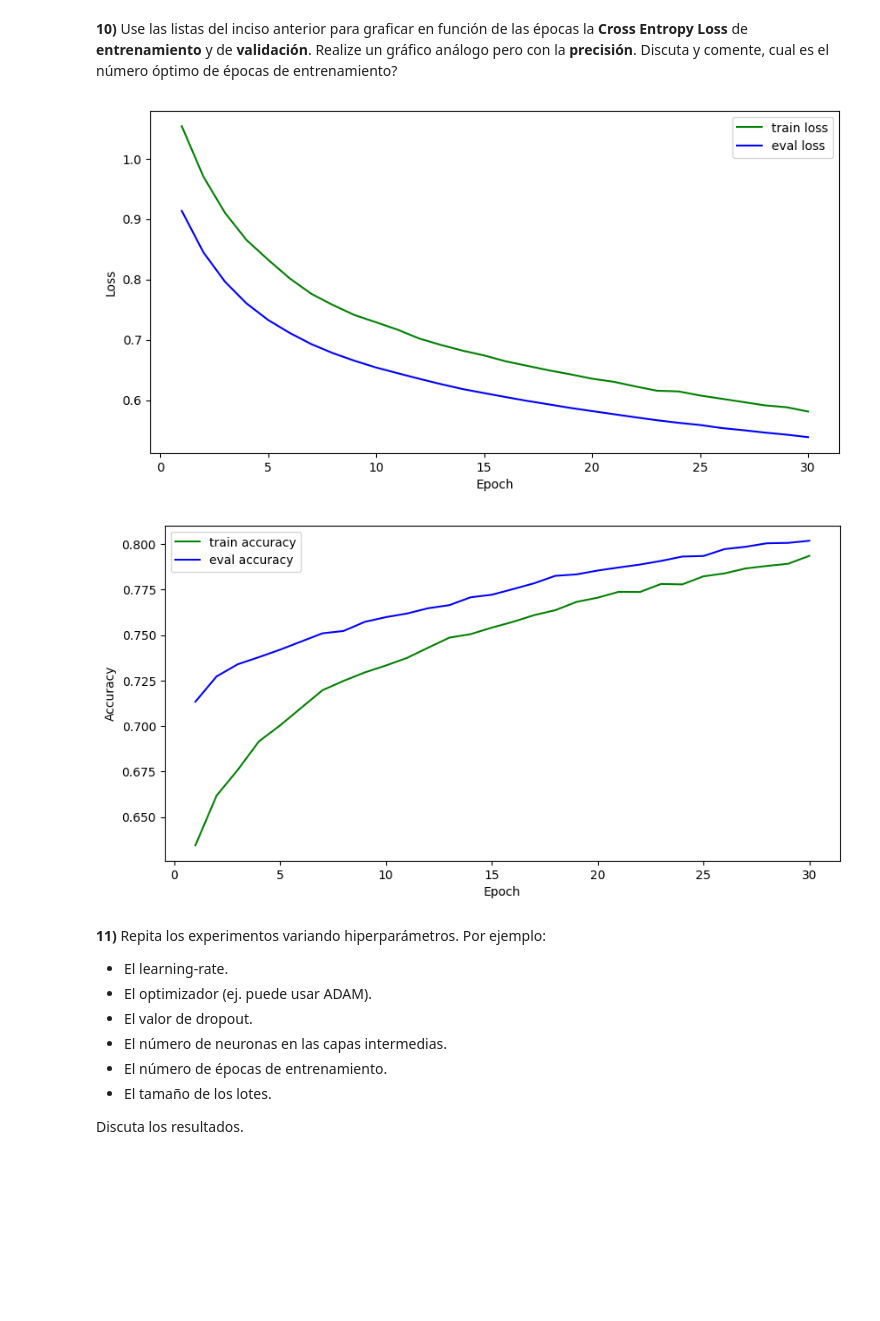
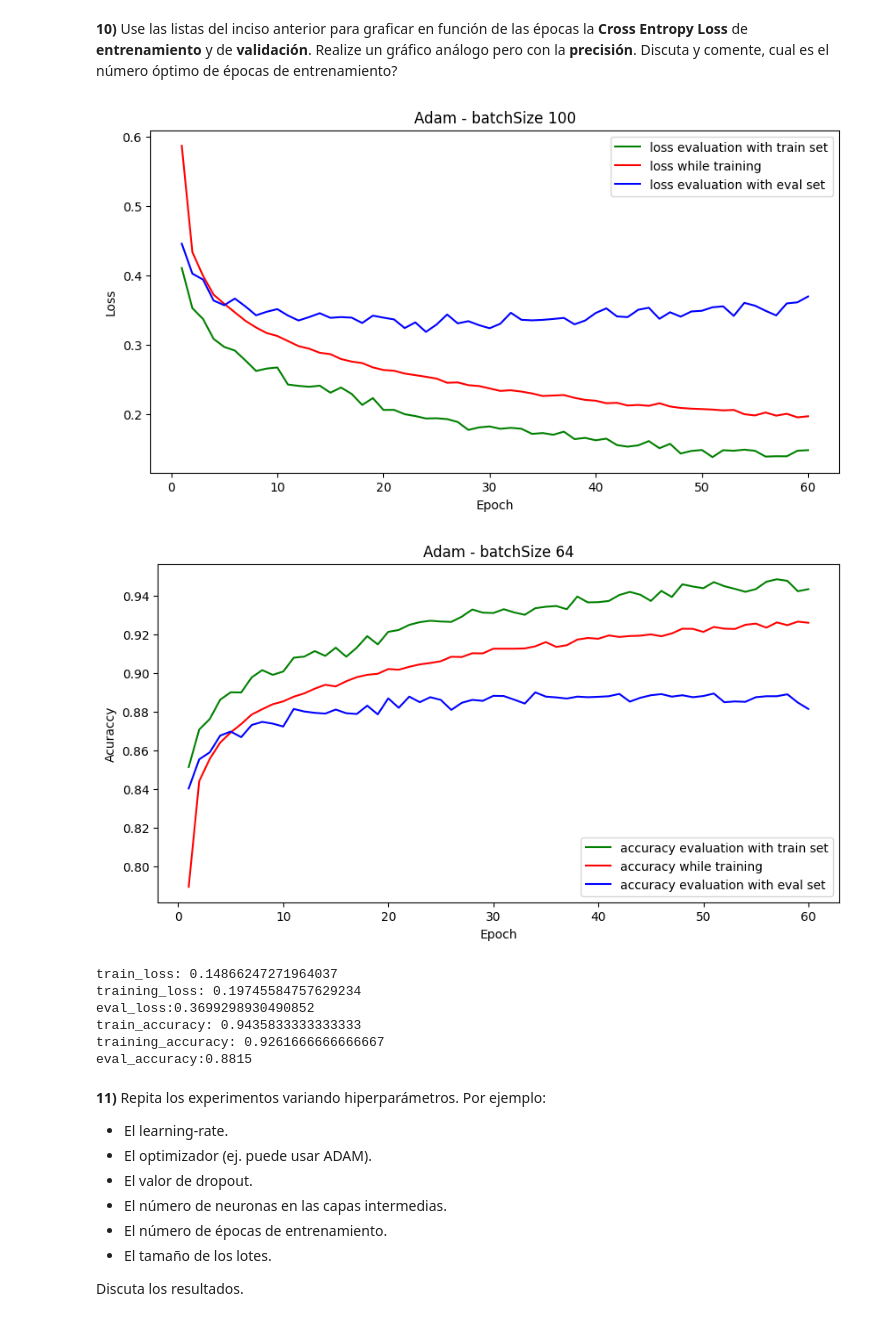
Before and after one commit to aletole1/Clasificando-Fashion-MNIST-con-PyTorch, a Jupyter notebook: redes_neuronales_2024_guia_12.ipynb, the cells around one changed output. Cells and saved outputs as stored; diff of their text form; code cells hidden in the pictures; blank space fills up the shorter version.

Commit message:
adam

```diff
--- a/redes_neuronales_2024_guia_12.ipynb
+++ b/redes_neuronales_2024_guia_12.ipynb
@@ -245,10 +245,6 @@ def train_loop(model, train_loader, loss_function, optimizer):
         # Calculamos la cantidad total de predicciones procesadas
         num_processed_examples += batch_size
 
-        # Mostramos el progreso del entrenamiento
-        if batch_number % 100 == 0:
-            print(f"Batch {batch_number}: Loss: {batch_avg_loss:.4f}")
-
     # Calculamos la perdida promedio de todos los batches
     avg_loss = sum_batch_avg_loss / len(train_loader)
     # Calculamos la precisión del modelo
@@ -296,8 +292,8 @@ def eval_loop(model, valid_loader, loss_function):
 
 **3)** Inicialize dos `DataLoader`s llamados `train_loader` y `valid_loader` a partir del `train_set` (conjunto de entranmiento) y del `valid_set` (conjunto de validación) de Fashion-MNIST, respectivamente, y que usen batchs de 100 ejemplos.
 # %%
-train_loader = DataLoader(train_set, batch_size=100, shuffle=True)
-eval_loader = DataLoader(eval_set, batch_size=100, shuffle=True)
+train_loader = DataLoader(train_set, batch_size=64, shuffle=True, num_workers=os.cpu_count()-1)
+eval_loader = DataLoader(eval_set, batch_size=64, shuffle=True, num_workers=os.cpu_count()-1)
 # %% [markdown]
 
 **4)** Cree una función de pérdida usando la **Cross Entropy Loss**.
@@ -316,8 +312,8 @@ model = NeuralNetwork(v1, v2) # Modelo
 **5)** Cree un optimizador que utilice el método de **Stochastic Gradient Descent** con un learning rate igual a $10^{-3}$.
 # %%
 # Creo el optimizador
-optimizer = optim.SGD(model.parameters(), lr=0.001) # Optimizador
-# optimizer = optim.Adam(model.parameters(), lr=0.001) # Optimizador
+# optimizer = optim.SGD(model.parameters(), lr=0.001) # Optimizador
+optimizer = optim.Adam(model.parameters(), lr=0.001) # Optimizador
 # %% [markdown]
 **7)** Especifique en que dispositivo (`device`) va a trabajar: en una **CPU** o en una **GPU**.
 # %%
@@ -333,7 +329,7 @@ Este loop debe guardar en cuatro listas los valores de los promedios del **Cross
 **9)** Entrene y valide el modelo.
 # %%
 # Entrenamos el modelo
-epochs = 30
+epochs = 60
 
 training_loss = []
 training_accuracy = []
@@ -343,7 +339,6 @@ eval_loss = []
 eval_accuracy = []
 
 for epoch in tqdm(range(epochs)):
-    print(f"Epoch {epoch+1}\n-------------------------------")
     training_avg_loss, training_acc = train_loop(model, train_loader, loss_function, optimizer)
     train_avg_loss, train_acc = eval_loop(model, train_loader, loss_function)
     valid_avg_loss, valid_acc = eval_loop(model, eval_loader, loss_function)
@@ -355,8 +350,5 @@ for epoch in tqdm(range(epochs)):
     eval_loss.append(valid_avg_loss)
     eval_accuracy.append(valid_acc)
 
-    print(f"\nTrain Loss: {train_avg_loss:.4f}, Train Acc: {train_acc:.4f}")
-    print(f"Valid Loss: {valid_avg_loss:.4f}, Valid Acc: {valid_acc:.4f}")
-
 print("Training complete!")
 # %% [output]
@@ -373,24 +360,45 @@ Discuta y comente, cual es el número óptimo de épocas de entrenamiento?
 # %%
 # Grafica de la pérdida
 plt.figure(figsize=(10, 5))
-plt.plot(range(1, len(train_loss)+1),train_loss, color="green", label='train loss')
-plt.plot(range(1, len(eval_loss)+1),eval_loss, color="blue", label='eval loss')
+plt.title("Adam - batchSize 100")
+plt.plot(range(1, len(train_loss)+1),train_loss, color="green", label='loss evaluation with train set')
+plt.plot(range(1, len(training_loss)+1),training_loss, color="red", label='loss while training')
+plt.plot(range(1, len(eval_loss)+1),eval_loss, color="blue", label='loss evaluation with eval set')
 plt.xlabel('Epoch')
 plt.ylabel('Loss')
 plt.legend()
 plt.show()
 # %% [output]
-[figure, old version]
+[figure, new version]
 # %%
+# Grafica de la pérdida
 plt.figure(figsize=(10, 5))
-plt.plot(range(1, len(train_accuracy)+1),train_accuracy, color="green", label='train accuracy')
-plt.plot(range(1, len(eval_accuracy)+1),eval_accuracy, color="blue", label='eval accuracy')
+plt.title("Adam - batchSize 64")
+plt.plot(range(1, len(train_accuracy)+1),train_accuracy, color="green", label='accuracy evaluation with train set')
+plt.plot(range(1, len(training_accuracy)+1),training_accuracy, color="red", label='accuracy while training')
+plt.plot(range(1, len(eval_accuracy)+1),eval_accuracy, color="blue", label='accuracy evaluation with eval set')
 plt.xlabel('Epoch')
-plt.ylabel('Accuracy')
+plt.ylabel('Acuraccy')
 plt.legend()
 plt.show()
 # %% [output]
-[figure, old version]
+[figure, new version]
+# %%
+index = len(training_loss)-1
+print(f"train_loss: {train_loss[index]}")
+print(f"training_loss: {training_loss[index]}")
+print(f"eval_loss:{eval_loss[index]}")
+
+print(f"train_accuracy: {train_accuracy[index]}")
+print(f"training_accuracy: {training_accuracy[index]}")
+print(f"eval_accuracy:{eval_accuracy[index]}")
+# %% [output]
+train_loss: 0.14866247271964037
+training_loss: 0.19745584757629234
+eval_loss:0.3699298930490852
+train_accuracy: 0.9435833333333333
+training_accuracy: 0.9261666666666667
+eval_accuracy:0.8815
 # %% [markdown]
 **11)** Repita los experimentos variando hiperparámetros. Por ejemplo:
 
```
Also changed, not shown: parts of 5 cells of this notebook, 4 other files.
